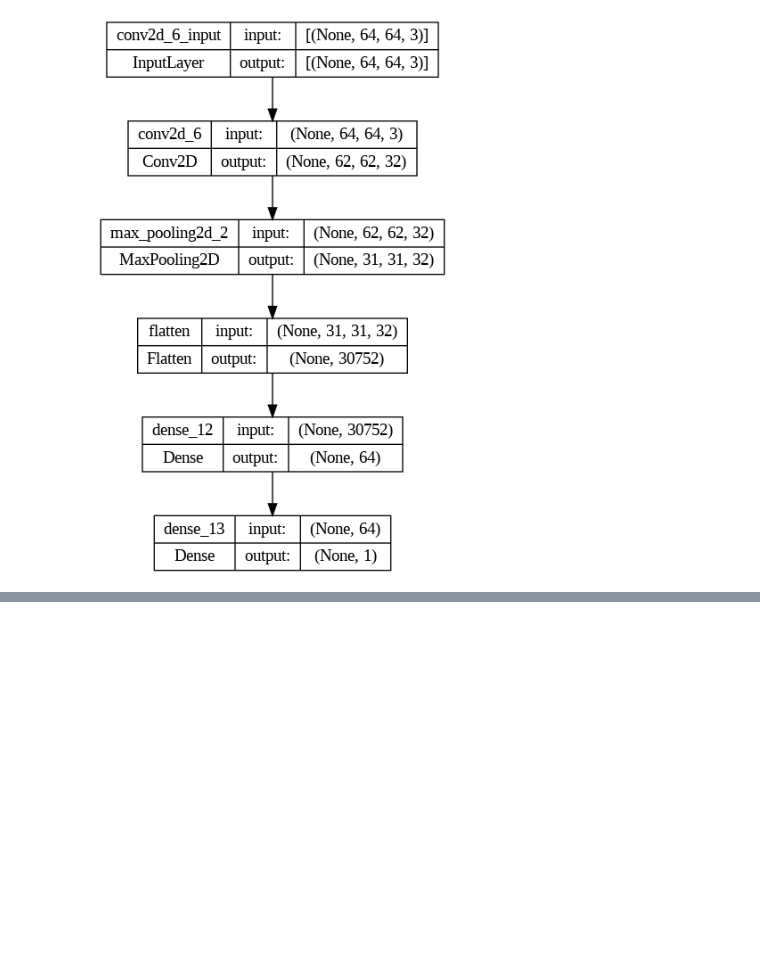
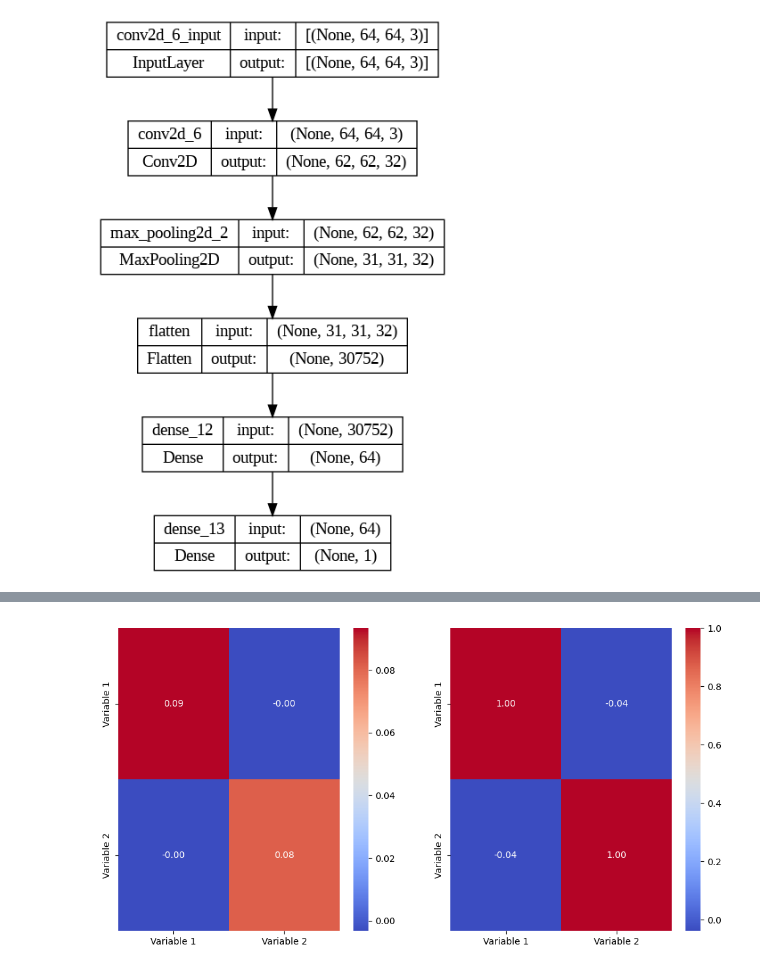
Before and after one commit to MrSimple07/MachineLearning_Practice, a Jupyter notebook: RandomML.ipynb, the cells around one changed output, grey strips where cells are left out. Saved outputs shown, nothing was run; the diff lists cells and outputs as text; code cells hidden in the pictures; blank space fills up the shorter version.

```diff
--- a/RandomML.ipynb
+++ b/RandomML.ipynb
@@ -1067,0 +1081,24 @@ plot_model(model, to_file='plot1.png', show_shapes = True, show_layer_names =Tru
+# %%
+import numpy as np
+import matplotlib.pyplot as plt
+import seaborn as sns
+
+
+np.random.seed(42)
+x = np.random.rand(100,2)
+
+
+cov_data= np.cov(x, rowvar = False)
+corr_data =np.corrcoef(x, rowvar = False)
+
+plt.figure(figsize = (12,6))
+
+plt.subplot(1,2,1)
+sns.heatmap(cov_data, annot=True, cmap='coolwarm', fmt='.2f', xticklabels=['Variable 1', 'Variable 2'], yticklabels=['Variable 1', 'Variable 2'])
+
+plt.subplot(1,2,2)
+sns.heatmap(corr_data, annot=True, cmap='coolwarm', fmt='.2f', xticklabels=['Variable 1', 'Variable 2'], yticklabels=['Variable 1', 'Variable 2'])
+
+plt.show()
+# %% [output]
+[figure, added]
```
Also changed, not shown: parts of 2 cells of this notebook.
